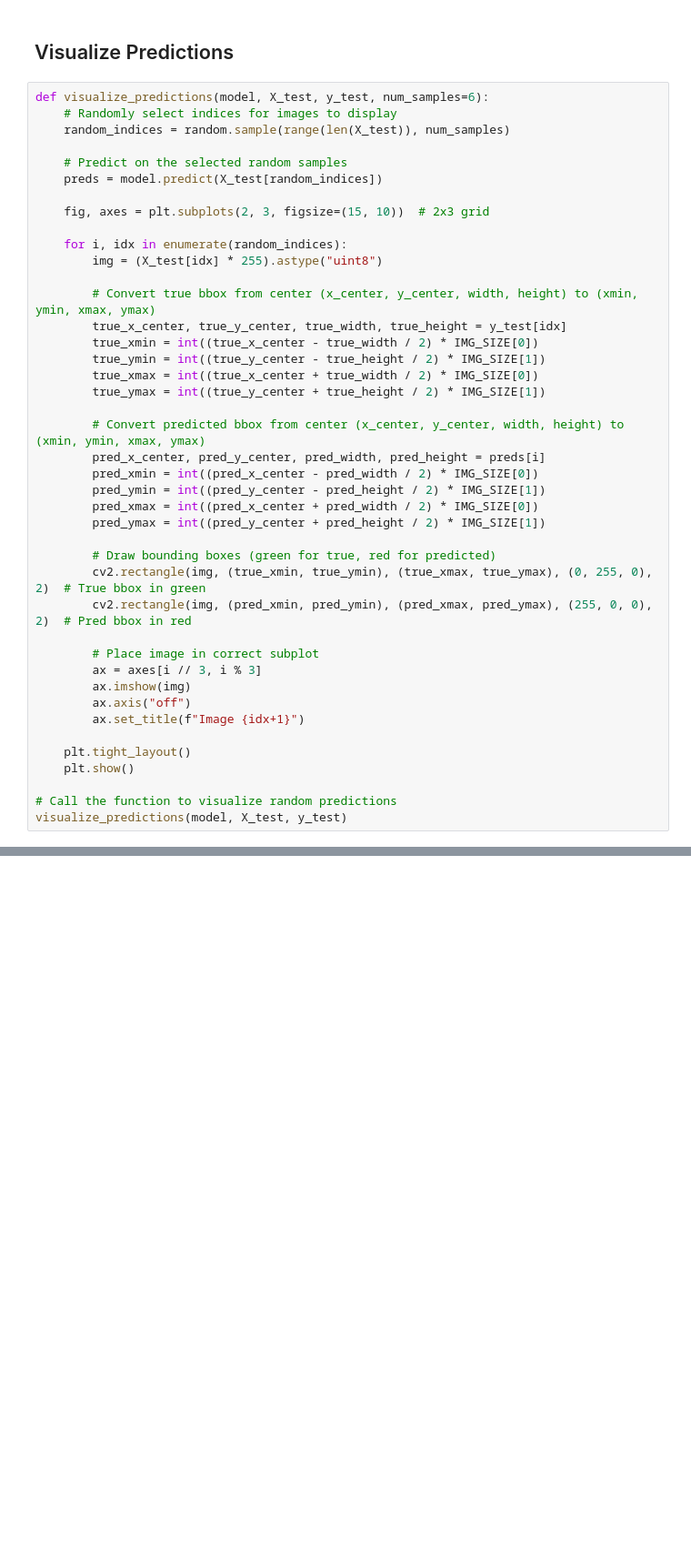
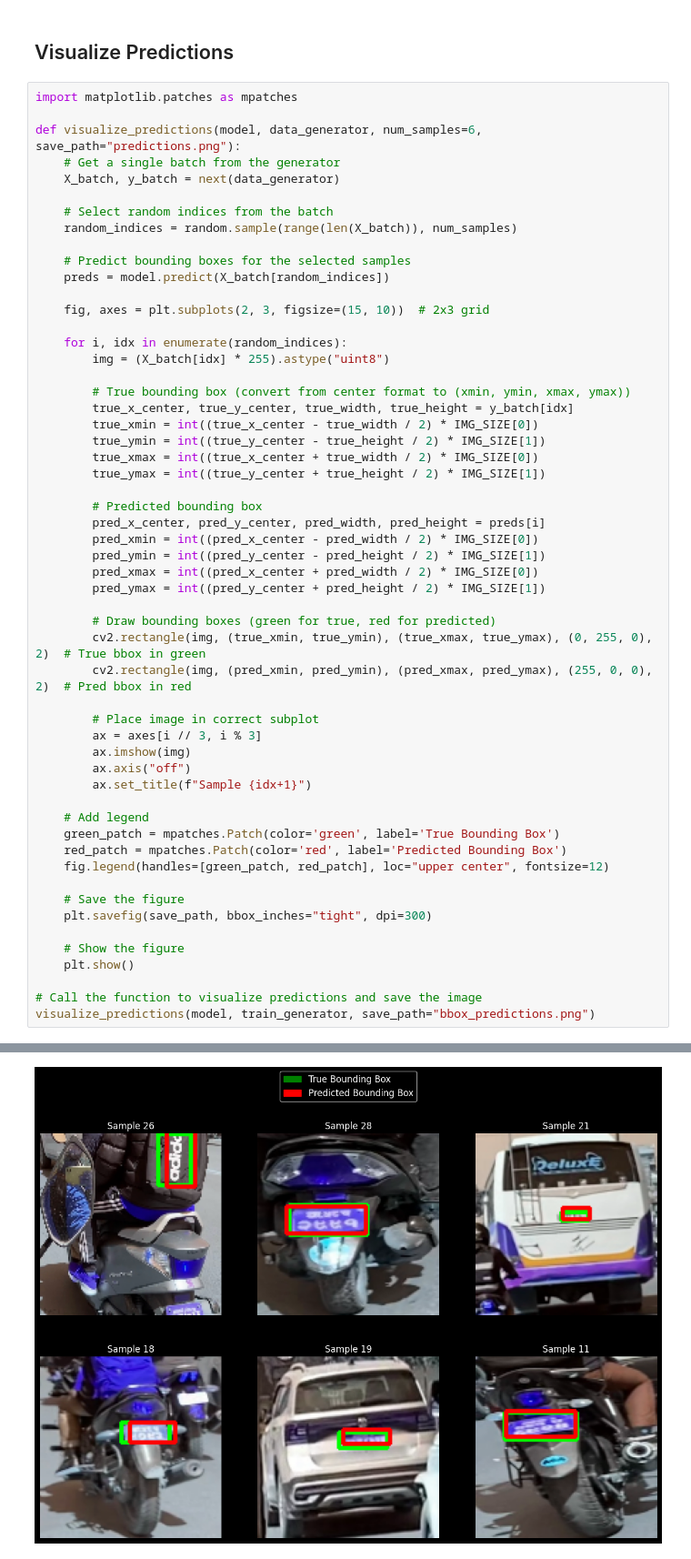
Before and after one commit to Brianhulela/ebook_object_detection, a Jupyter notebook: chapters/CNN_bounding_box_detect/detect.ipynb, the cells around one changed output, grey strips where cells are left out. Shown at 91% size. Cells and saved outputs as stored; diff of their text form; blank space fills up the shorter version.

```diff
--- a/chapters/CNN_bounding_box_detect/detect.ipynb
+++ b/chapters/CNN_bounding_box_detect/detect.ipynb
@@ -315,26 +318,31 @@ plt.show()
 # %% [markdown]
 ## Visualize Predictions
 # %%
-def visualize_predictions(model, X_test, y_test, num_samples=6):
-    # Randomly select indices for images to display
-    random_indices = random.sample(range(len(X_test)), num_samples)
+import matplotlib.patches as mpatches
 
-    # Predict on the selected random samples
-    preds = model.predict(X_test[random_indices])
+def visualize_predictions(model, data_generator, num_samples=6, save_path="predictions.png"):
+    # Get a single batch from the generator
+    X_batch, y_batch = next(data_generator)
+
+    # Select random indices from the batch
+    random_indices = random.sample(range(len(X_batch)), num_samples)
+
+    # Predict bounding boxes for the selected samples
+    preds = model.predict(X_batch[random_indices])
 
     fig, axes = plt.subplots(2, 3, figsize=(15, 10))  # 2x3 grid
 
     for i, idx in enumerate(random_indices):
-        img = (X_test[idx] * 255).astype("uint8")
+        img = (X_batch[idx] * 255).astype("uint8")
 
-        # Convert true bbox from center (x_center, y_center, width, height) to (xmin, ymin, xmax, ymax)
-        true_x_center, true_y_center, true_width, true_height = y_test[idx]
+        # True bounding box (convert from center format to (xmin, ymin, xmax, ymax))
+        true_x_center, true_y_center, true_width, true_height = y_batch[idx]
         true_xmin = int((true_x_center - true_width / 2) * IMG_SIZE[0])
         true_ymin = int((true_y_center - true_height / 2) * IMG_SIZE[1])
         true_xmax = int((true_x_center + true_width / 2) * IMG_SIZE[0])
         true_ymax = int((true_y_center + true_height / 2) * IMG_SIZE[1])
 
-        # Convert predicted bbox from center (x_center, y_center, width, height) to (xmin, ymin, xmax, ymax)
+        # Predicted bounding box
         pred_x_center, pred_y_center, pred_width, pred_height = preds[i]
         pred_xmin = int((pred_x_center - pred_width / 2) * IMG_SIZE[0])
         pred_ymin = int((pred_y_center - pred_height / 2) * IMG_SIZE[1])
@@ -349,11 +357,19 @@ def visualize_predictions(model, X_test, y_test, num_samples=6):
         ax = axes[i // 3, i % 3]
         ax.imshow(img)
         ax.axis("off")
-        ax.set_title(f"Image {idx+1}")
+        ax.set_title(f"Sample {idx+1}")
 
-    plt.tight_layout()
+    # Add legend
+    green_patch = mpatches.Patch(color='green', label='True Bounding Box')
+    red_patch = mpatches.Patch(color='red', label='Predicted Bounding Box')
+    fig.legend(handles=[green_patch, red_patch], loc="upper center", fontsize=12)
+
+    # Save the figure
+    plt.savefig(save_path, bbox_inches="tight", dpi=300)
+
+    # Show the figure
     plt.show()
 
-# Call the function to visualize random predictions
-visualize_predictions(model, X_test, y_test)
+# Call the function to visualize predictions and save the image
+visualize_predictions(model, train_generator, save_path="bbox_predictions.png")
 # %% [output]
@@ -360,0 +377 @@ NameError: name 'model' is not defined
+[figure, added]
```
Also changed, not shown: parts of 22 cells of this notebook, 8 other files.
